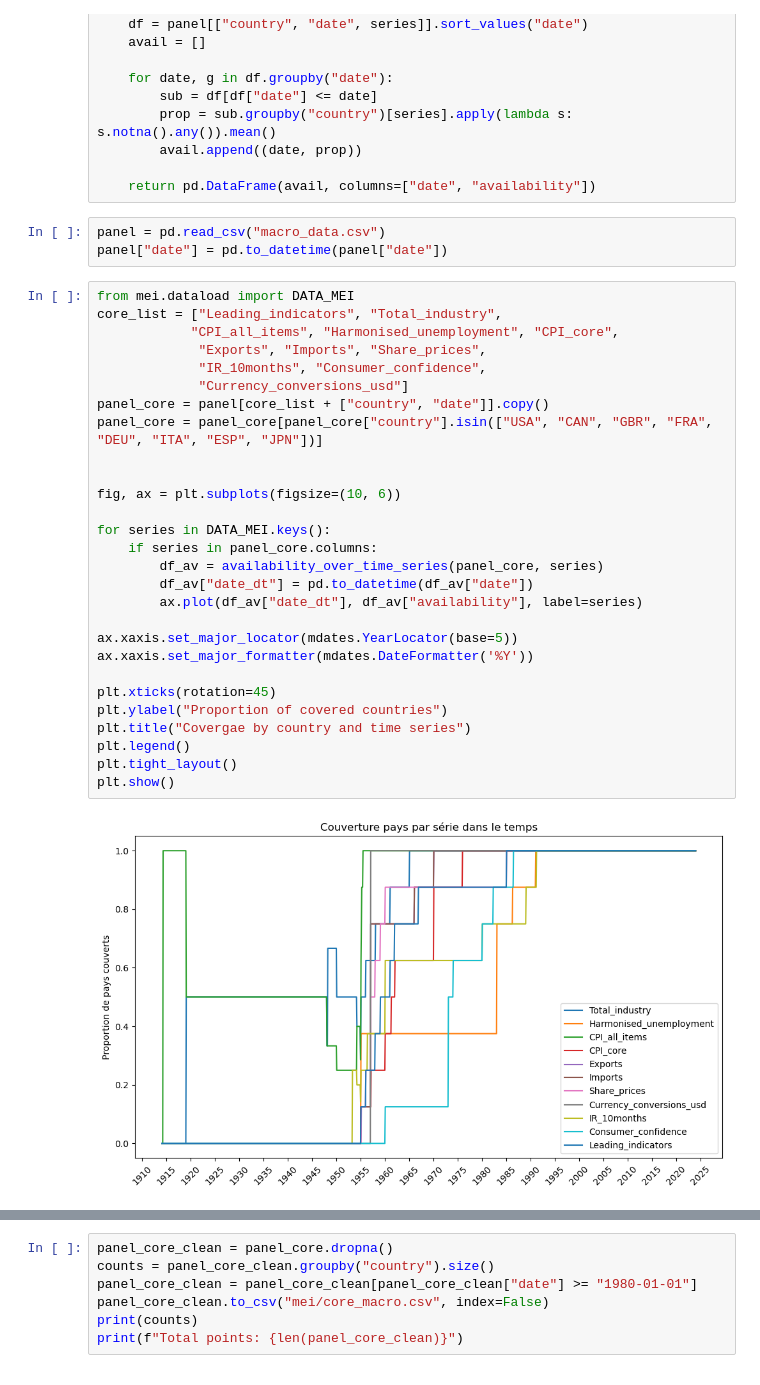
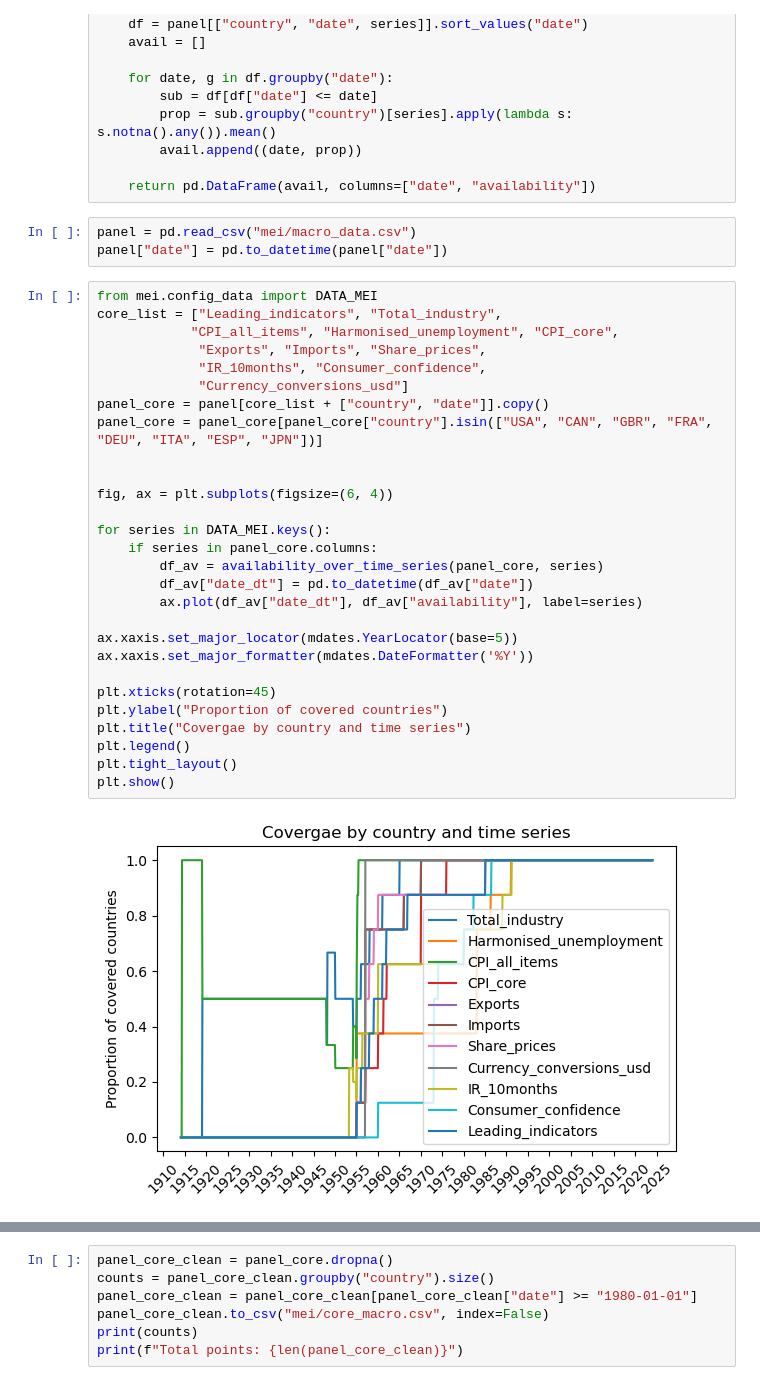
Before and after one commit to yannKerzreho/MonthlyForecastEconML, a Jupyter notebook: main_mei.ipynb, the cells around one changed output, grey strips where cells are left out. Cells and saved outputs as stored; diff of their text form.

```diff
--- a/main_mei.ipynb
+++ b/main_mei.ipynb
@@ -49,38 +50,38 @@ def availability_over_time_series(panel, series):
 
     return pd.DataFrame(avail, columns=["date", "availability"])
 # %%
-panel = pd.read_csv("macro_data.csv")
+panel = pd.read_csv("mei/macro_data.csv")
 panel["date"] = pd.to_datetime(panel["date"])
 # %%
-from mei.dataload import DATA_MEI
+from mei.config_data import DATA_MEI
 core_list = ["Leading_indicators", "Total_industry",
             "CPI_all_items", "Harmonised_unemployment", "CPI_core",
              "Exports", "Imports", "Share_prices",
              "IR_10months", "Consumer_confidence",
              "Currency_conversions_usd"]
 panel_core = panel[core_list + ["country", "date"]].copy()
 panel_core = panel_core[panel_core["country"].isin(["USA", "CAN", "GBR", "FRA", "DEU", "ITA", "ESP", "JPN"])]
 
 
-fig, ax = plt.subplots(figsize=(10, 6))
+fig, ax = plt.subplots(figsize=(6, 4))
 
 for series in DATA_MEI.keys():
     if series in panel_core.columns:
         df_av = availability_over_time_series(panel_core, series)
         df_av["date_dt"] = pd.to_datetime(df_av["date"])
         ax.plot(df_av["date_dt"], df_av["availability"], label=series)
 
 ax.xaxis.set_major_locator(mdates.YearLocator(base=5))
 ax.xaxis.set_major_formatter(mdates.DateFormatter('%Y'))
 
 plt.xticks(rotation=45)
 plt.ylabel("Proportion of covered countries")
 plt.title("Covergae by country and time series")
 plt.legend()
 plt.tight_layout()
 plt.show()
 # %% [output]
-[figure, old version]
+[figure, new version]
 # %%
 fig, ax = plt.subplots(figsize=(6, 4))
 
```
Also changed, not shown: parts of 4 cells of this notebook, 4 other files.
